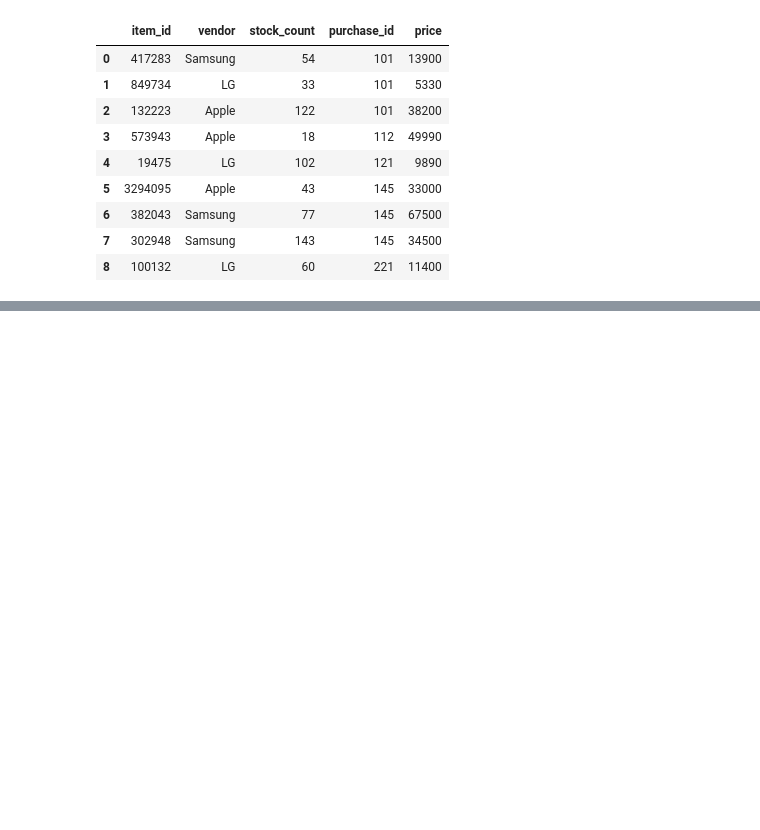
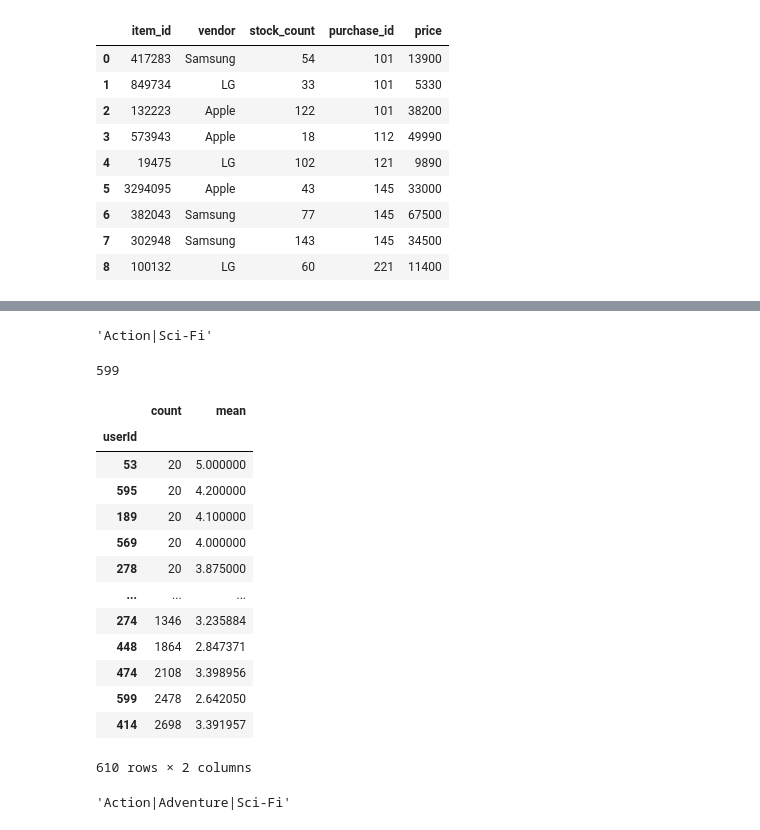
Before and after one commit to kathars1ss/learning_datascience, a Jupyter notebook: 12/movi3s.ipynb, the cells around one changed output, grey strips where cells are left out. Drawn from its saved outputs; the diff is of its cells as text; code cells hidden in the pictures; blank space fills up the shorter version.

```diff
--- a/12/movi3s.ipynb
+++ b/12/movi3s.ipynb
@@ -188,3 +188,18 @@ merged
 | 6 | 382043 | Samsung | 77 | 145 | 67500 |
 | 7 | 302948 | Samsung | 143 | 145 | 34500 |
 | 8 | 100132 | LG | 60 | 221 | 11400 |
+# %%
+import re
+def get_year_release(arg):
+    #находим все слова по шаблону "(DDDD)"
+    candidates = re.findall(r'\(\d{4}\)', arg)
+    # проверяем число вхождений
+    if len(candidates) > 0:
+        #если число вхождений больше 0,
+	#очищаем строку от знаков "(" и ")"
+        year = candidates[0].replace('(', '')
+        year = year.replace(')', '')
+        return int(year)
+    else:
+        #если год не указан, возвращаем None
+        return None
@@ -190,0 +241,26 @@ merged
+# %%
+mask = ratings_movies['year_release'] == 2010
+ratings_movies[mask].groupby('genres')['rating'].mean().sort_values().index[0]
+# %% [output]
+'Action|Sci-Fi'
+# %%
+ratings_movies.groupby('userId')['genres'].nunique().sort_values(ascending=False).index[0]
+# %% [output]
+599
+# %%
+ratings_movies.groupby('userId')['rating'].agg(['count', 'mean']).sort_values(['count', 'mean'], ascending=[True, False])
+# %% [output]
+|  | count | mean |
+| userId |  |  |
+| 53 | 20 | 5.000000 |
+| 595 | 20 | 4.200000 |
+| 189 | 20 | 4.100000 |
+| 569 | 20 | 4.000000 |
+| 278 | 20 | 3.875000 |
+| ... | ... | ... |
+| 274 | 1346 | 3.235884 |
+| 448 | 1864 | 2.847371 |
+| 474 | 2108 | 3.398956 |
+| 599 | 2478 | 2.642050 |
+| 414 | 2698 | 3.391957 |
+610 rows × 2 columns
@@ -190,0 +269,5 @@ merged
+# %%
+grouped = ratings_movies[mask].groupby('genres')['rating'].agg(['mean', 'count'])
+grouped[grouped['count'] > 10].sort_values('mean', ascending=False).index[0]
+# %% [output]
+'Action|Adventure|Sci-Fi'
```
Also changed, not shown: parts of 10 cells of this notebook.
